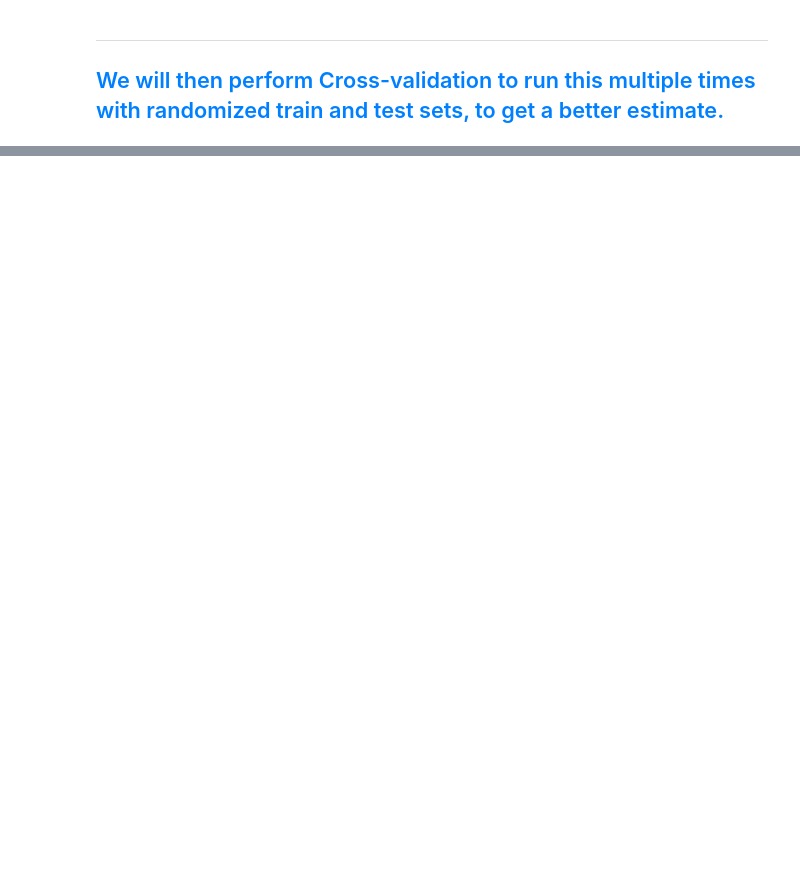
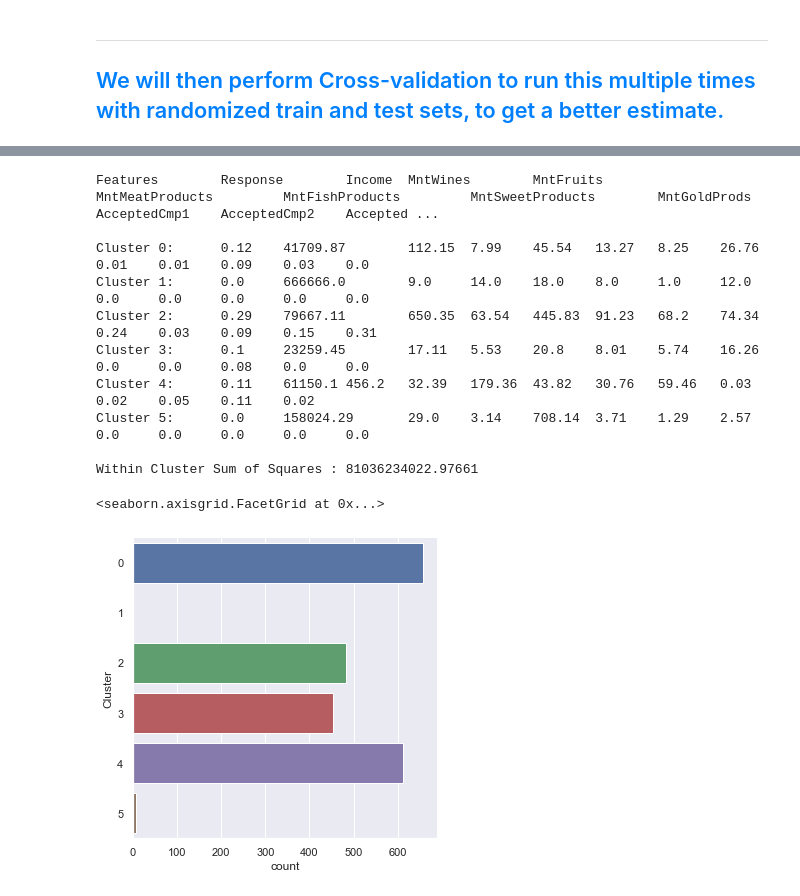
Before and after one commit to nur-hazim/Intro2AI, a Jupyter notebook: Assignment.ipynb, the cells around one changed output, grey strips where cells are left out. Cells and saved outputs as stored; diff of their text form; code cells hidden in the pictures; blank space fills up the shorter version.

```diff
--- a/Assignment.ipynb
+++ b/Assignment.ipynb
@@ -927,0 +959,39 @@ FNR Test :       0.08779443254817987
+# %%
+# Print the Cluster Centers
+
+print("Features", '\tResponse', '\tIncome', '\tMntWines', '\tMntFruits', '\tMntMeatProducts', '\tMntFishProducts', '\tMntSweetProducts', '\tMntGoldProds', '\tAcceptedCmp1', '\tAcceptedCmp2', '\tAcceptedCmp3', '\tAcceptedCmp4', '\tAcceptedCmp5')
+print()
+
+for i, center in enumerate(kmeans.cluster_centers_):
+    print("Cluster", i, end=":\t")
+    for coord in center:
+        print(round(coord, 2), end="\t")
+    print()
+print()
+
+# Print the Within Cluster Sum of Squares
+print("Within Cluster Sum of Squares :", kmeans.inertia_)
+print()
+
+# Predict the Cluster Labels
+labels = kmeans.predict(cluster_heap)
+
+# Append Labels to the Data
+cluster_heap_labeled = cluster_heap.copy()
+cluster_heap_labeled["Cluster"] = pd.Categorical(labels)
+
+# Summary of the Cluster Labels
+sb.catplot(y = "Cluster", data = cluster_heap_labeled, kind = "count")
+# %% [output]
+Features        Response        Income  MntWines        MntFruits       MntMeatProducts         MntFishProducts         MntSweetProducts        MntGoldProds    AcceptedCmp1    AcceptedCmp2    Accepted ...
+
+Cluster 0:      0.12    41709.87        112.15  7.99    45.54   13.27   8.25    26.76   0.01    0.01    0.09    0.03    0.0
+Cluster 1:      0.0     666666.0        9.0     14.0    18.0    8.0     1.0     12.0    0.0     0.0     0.0     0.0     0.0
+Cluster 2:      0.29    79667.11        650.35  63.54   445.83  91.23   68.2    74.34   0.24    0.03    0.09    0.15    0.31
+Cluster 3:      0.1     23259.45        17.11   5.53    20.8    8.01    5.74    16.26   0.0     0.0     0.08    0.0     0.0
+Cluster 4:      0.11    61150.1 456.2   32.39   179.36  43.82   30.76   59.46   0.03    0.02    0.05    0.11    0.02
+Cluster 5:      0.0     158024.29       29.0    3.14    708.14  3.71    1.29    2.57    0.0     0.0     0.0     0.0     0.0
+
+Within Cluster Sum of Squares : 81036234022.97661
+<seaborn.axisgrid.FacetGrid at 0x...>
+[figure, added]
```
Also changed, not shown: parts of 31 cells of this notebook.
